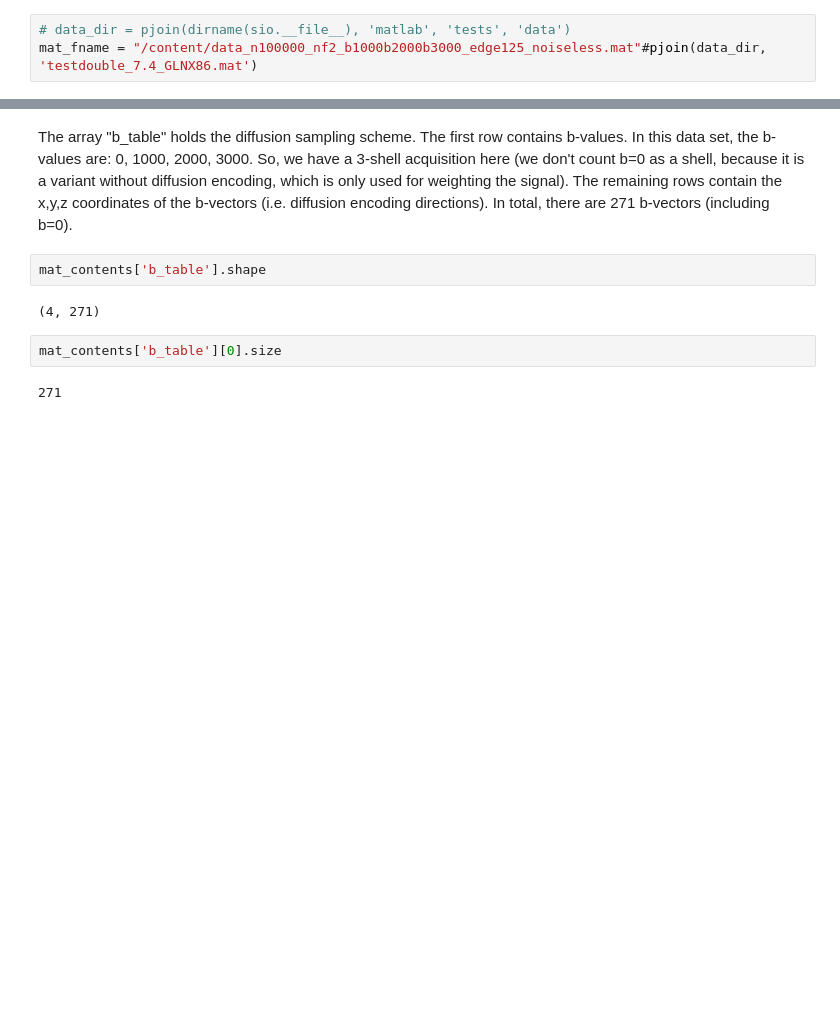
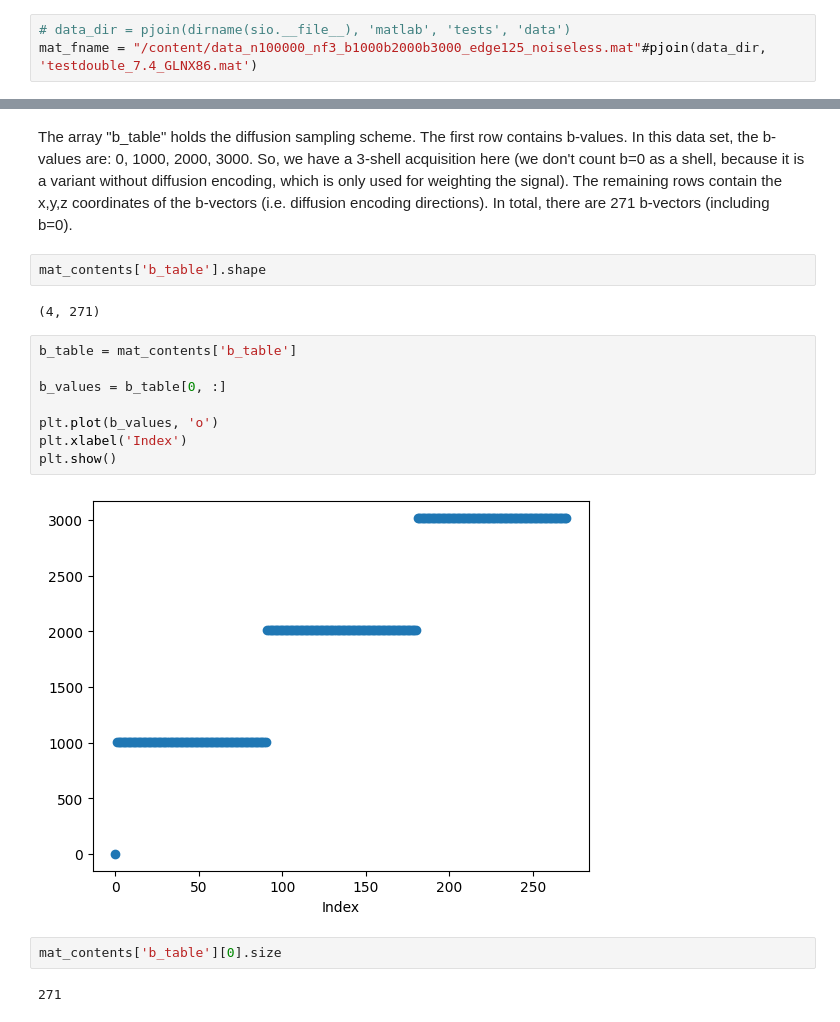
Before and after one commit to DotBion/brain-fibers, a Jupyter notebook: run_1.ipynb, the cells around one changed output, grey strips where cells are left out. Cells and saved outputs as stored; diff of their text form; blank space fills up the shorter version.

```diff
--- a/run_1.ipynb
+++ b/run_1.ipynb
@@ -5,7 +8,7 @@ from os.path import dirname, join as pjoin
 import scipy.io as sio
 # %%
 # data_dir = pjoin(dirname(sio.__file__), 'matlab', 'tests', 'data')
-mat_fname = "/content/data_n100000_nf2_b1000b2000b3000_edge125_noiseless.mat"#pjoin(data_dir, 'testdouble_7.4_GLNX86.mat')
+mat_fname = "/content/data_n100000_nf3_b1000b2000b3000_edge125_noiseless.mat"#pjoin(data_dir, 'testdouble_7.4_GLNX86.mat')
 # %%
 mat_contents = sio.loadmat(mat_fname, spmatrix=False)
 # %%
@@ -67,6 +69,16 @@ The array "b_table" holds the diffusion sampling scheme. The first row contains
 mat_contents['b_table'].shape
 # %% [output]
 (4, 271)
+# %%
+b_table = mat_contents['b_table']
+
+b_values = b_table[0, :]
+
+plt.plot(b_values, 'o')
+plt.xlabel('Index')
+plt.show()
+# %% [output]
+[figure, added]
 # %%
 mat_contents['b_table'][0].size
 # %% [output]
```
Also changed, not shown: parts of 6 cells of this notebook.
